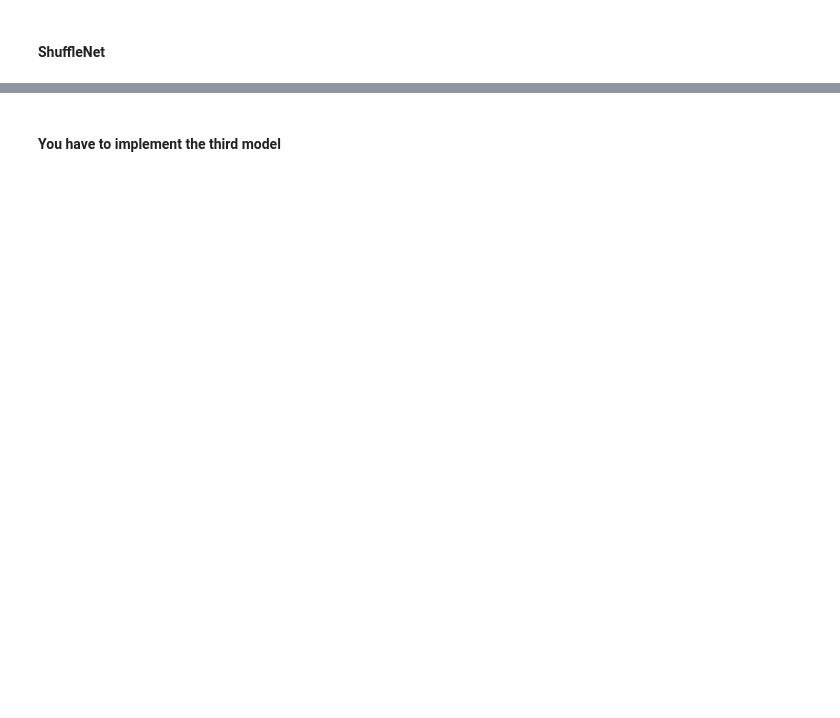
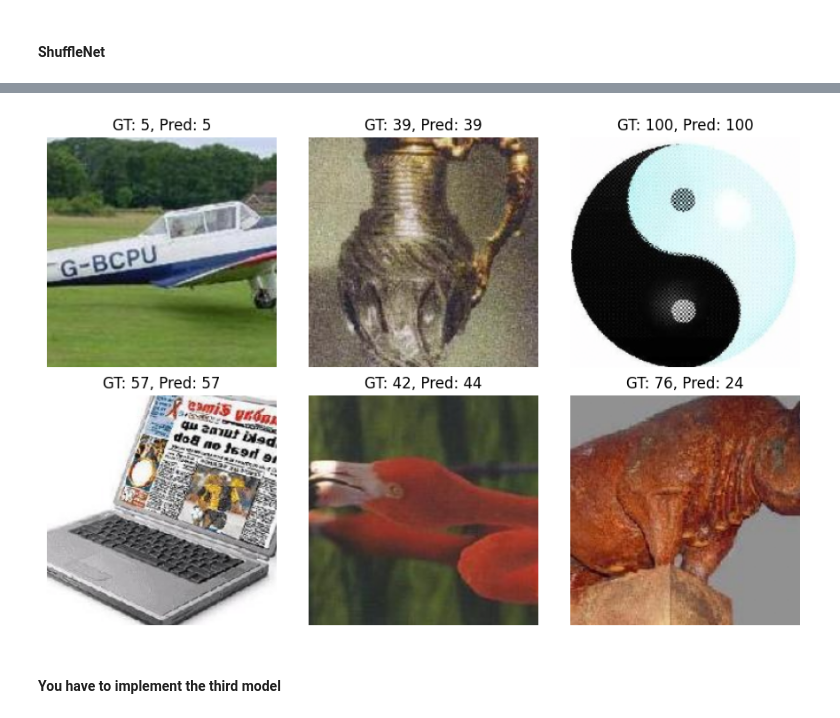
Before and after one commit to bhaw10/caltech101-cs728, a Jupyter notebook: V_1_Caltech101_assignment.ipynb, the cells around one changed output, grey strips where cells are left out. Saved outputs shown, nothing was run; the diff lists cells and outputs as text; code cells hidden in the pictures; blank space fills up the shorter version.

```diff
--- a/V_1_Caltech101_assignment.ipynb
+++ b/V_1_Caltech101_assignment.ipynb
@@ -558,14 +600,14 @@ Test Loss: 4.1282, Test Accuracy: 20.37%
 ##
 ## fine tuning shuffle Net
 ## repeat
-shuffle = models.shufflenet_v2_x1_0(weights='DEFAULT')
-shuffle.fc = nn.Linear(shuffle.fc.in_features, len(classes))
-shuffle = shuffle.to(device)
-print_model_weight_stats(shuffle)
+shuffle_v2_x1_0 = models.shufflenet_v2_x1_0(weights='DEFAULT')
+shuffle_v2_x1_0.fc = nn.Linear(shuffle_v2_x1_0.fc.in_features, len(classes))
+shuffle_v2_x1_0 = shuffle_v2_x1_0.to(device)
+print_model_weight_stats(shuffle_v2_x1_0)
 lr = 1e-3
-criterion, optimizer = get_loss_and_opt(shuffle, lr, 'ce')
-save_path = "shuffle_best.pt"
+criterion, optimizer = get_loss_and_opt(shuffle_v2_x1_0, lr, 'ce')
+save_path = "shuffle_v2_x1_0_best.pt"
 
-train_model(shuffle, train_loader, val_loader, criterion, optimizer, save_path)
+train_model(shuffle_v2_x1_0, train_loader, val_loader, criterion, optimizer, save_path)
 # %% [output]
 <class 'torchvision.models.shufflenetv2.ShuffleNetV2'>: Number of fronzen param = 0, number of trainable param = 1,357,129
@@ -582,4 +624,4 @@ Epoch 05/5 | train loss 0.1855 acc 94.68% | val loss 0.4644 acc 86.70%
 # %%
 ## testing loss
-run_test_dataset(shuffle, test_loader)
+run_test_dataset(shuffle_v2_x1_0, test_loader)
 # %% [output]
@@ -588,6 +630,9 @@ Test Loss: 2.3961, Test Accuracy: 42.97%
 # %%
 ## do a quick plot
 ## your code
+visualize_predictions(shuffle_v2_x1_0, test_dataset, device)
+# %% [output]
+[figure, added]
 # %% [markdown]
 #### You have to implement the third model
 # %%
```
Also changed, not shown: parts of 28 cells of this notebook.
